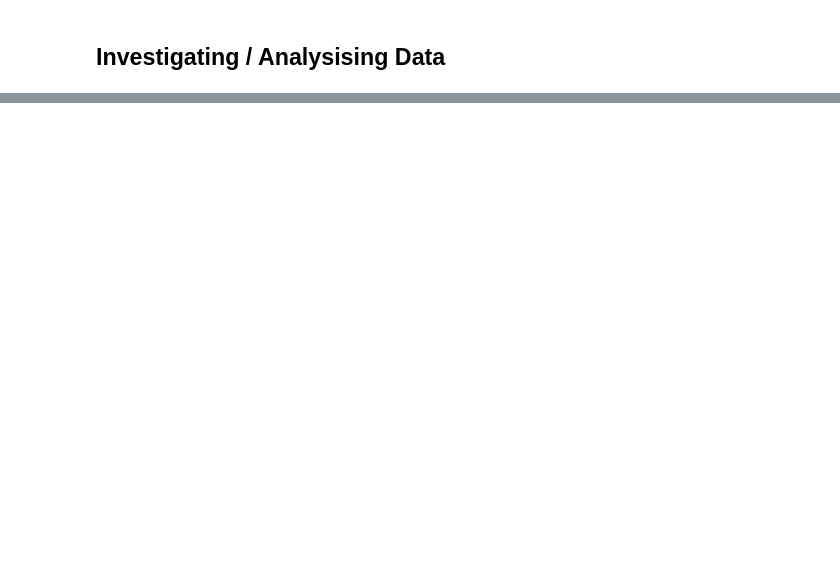
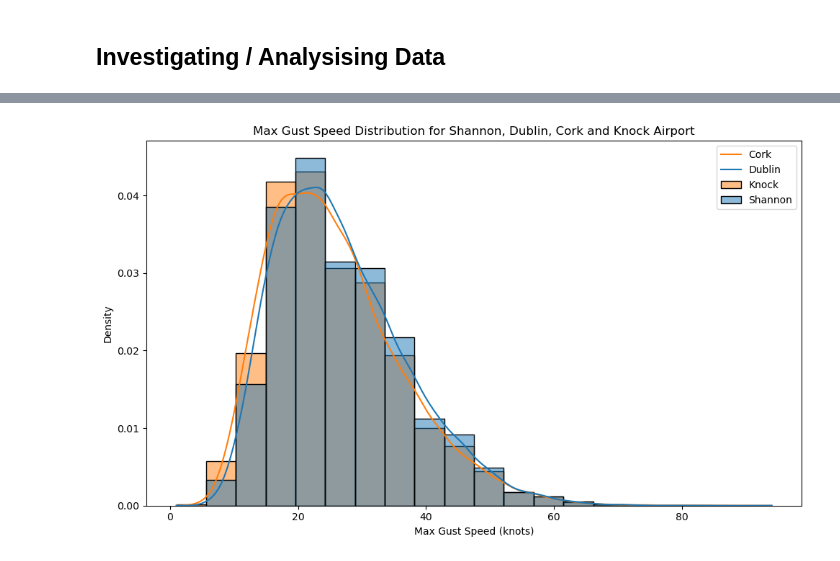
Before and after one commit to LDonn32/PDFA, a Jupyter notebook: Project/Wind-Speed-Analysis.ipynb, the cells around one changed output, grey strips where cells are left out. Cells and saved outputs as stored; diff of their text form; code cells hidden in the pictures; blank space fills up the shorter version.

```diff
--- a/Project/Wind-Speed-Analysis.ipynb
+++ b/Project/Wind-Speed-Analysis.ipynb
@@ -358,0 +415,17 @@ plt.show()
+# %%
+# Plot histogram of Max Gust Speed for All Airports
+
+max_gust_speeds = all_airports.pivot(columns='Airport', values='Max_Gust_Speed(knots)')
+plt.figure(figsize=(10, 6))
+sns.histplot(data=max_gust_speeds, bins=20, kde=True, stat="density", common_norm=False)
+plt.title('Max Gust Speed Distribution for Shannon, Dublin, Cork and Knock Airport')
+plt.xlabel('Max Gust Speed (knots)')
+plt.ylabel('Density')
+plt.legend(max_gust_speeds.columns)
+plt.tight_layout()
+
+# plt.savefig('Max_Gust_Speed_Distribution_All_Airports.png')
+
+plt.show()
+# %% [output]
+[figure, added]
```
Also changed, not shown: parts of 10 cells of this notebook, 5 other files.
